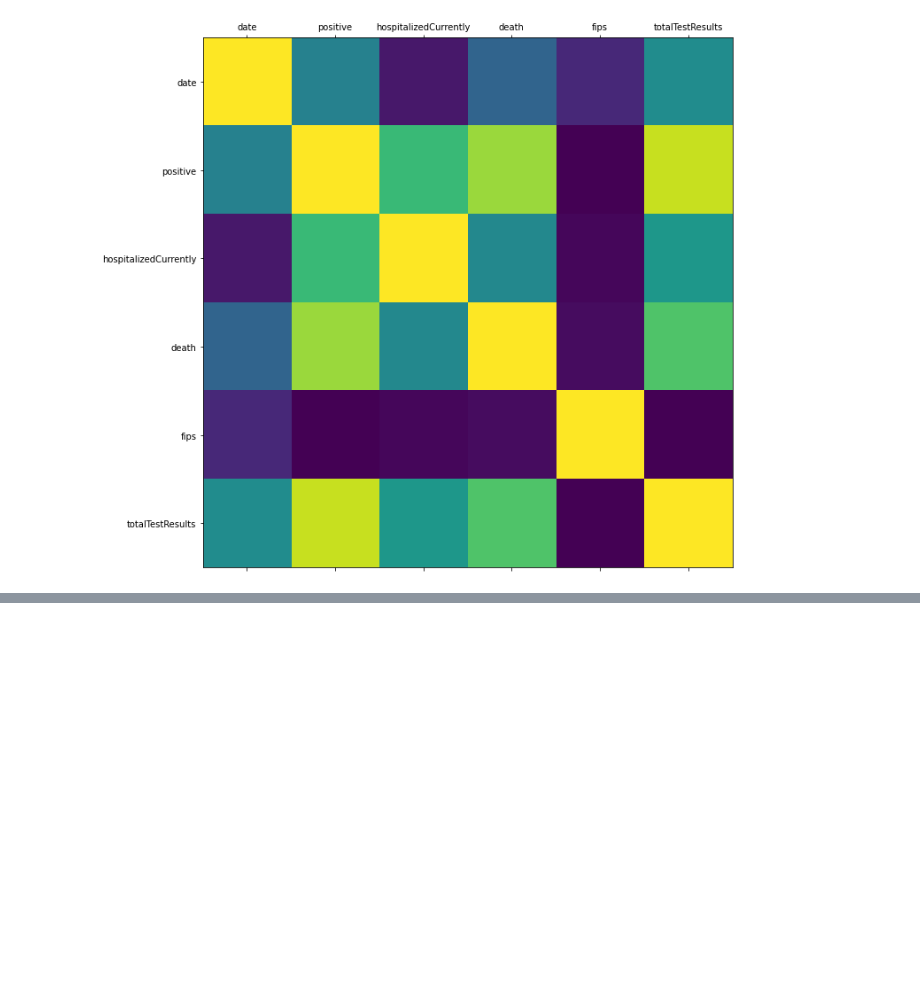
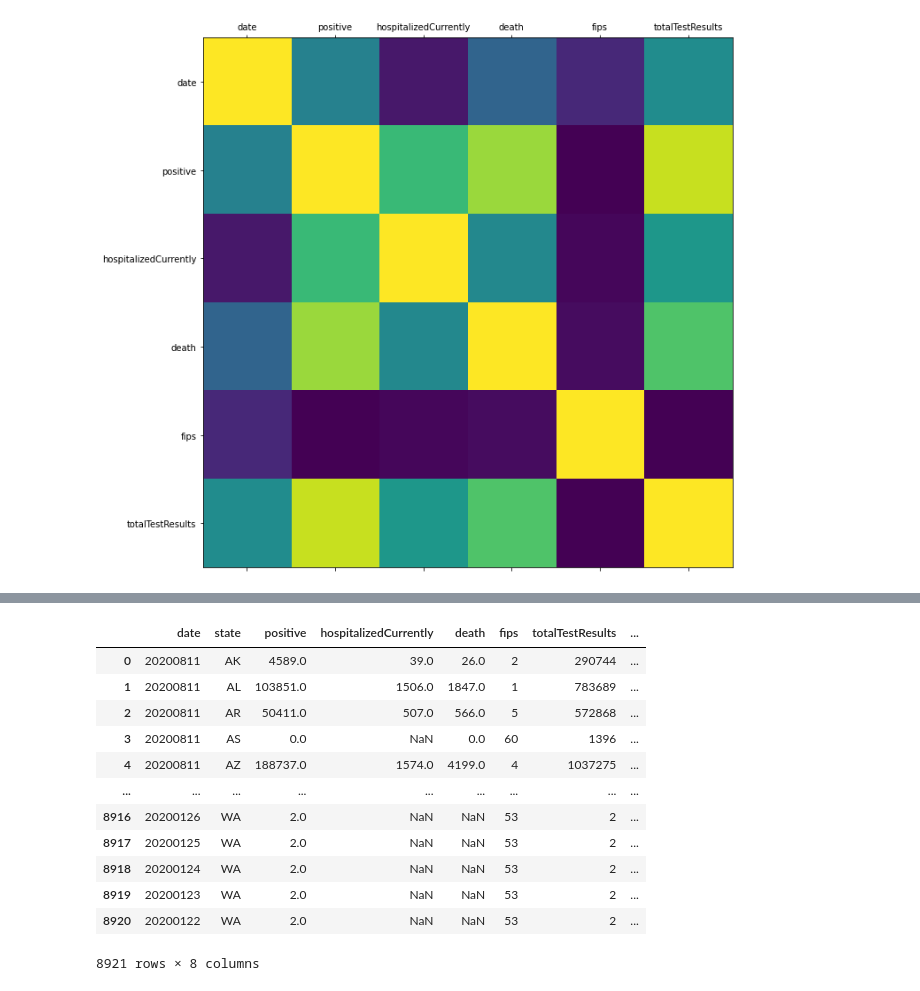
Before and after one commit to elizabethqiu/2020-wwcode-dshackathon-covid19ml, a Jupyter notebook: wwwcode-hackathon.ipynb, the cells around one changed output, grey strips where cells are left out. Saved outputs shown, nothing was run; the diff lists cells and outputs as text; code cells hidden in the pictures; blank space fills up the shorter version.

Commit message:
hid hospital data csv file and added total beds to states data

```diff
--- a/wwwcode-hackathon.ipynb
+++ b/wwwcode-hackathon.ipynb
@@ -201,3 +201,5 @@ plot_corr(df_states)
 # MORTALITY: Create rolling three-day averages of the number of daily death counts
 # HOSPITALIZATIONS: Create rolling three-day averages of the number of daily hospitalized cases<br>
 # TESTING CAPACITY: Create rolling three-day averages of the number of daily tests
+# %%
+df_hospital_beds = pd.read_csv("usa-hospital-beds_dataset_usa-hospital-beds.csv")
@@ -203,0 +240,10 @@ plot_corr(df_states)
+# %%
+df_hospital_beds.drop(columns=['X','Y','OBJECTID','HOSPITAL_NAME','HOSPITAL_TYPE','HQ_ADDRESS',
+                              'HQ_ADDRESS1','HQ_CITY','HQ_STATE','HQ_ZIP_CODE','COUNTY_NAME',
+                              'STATE_NAME','CNTY_FIPS','FIPS','NUM_STAFFED_BEDS','NUM_ICU_BEDS',
+                              'ADULT_ICU_BEDS','PEDI_ICU_BEDS','Potential_Increase_In_Bed_Capac',
+                              'BED_UTILIZATION','AVG_VENTILATOR_USAGE'],inplace=True)
+# %%
+#replace NaN with 0
+df_hospital_beds = df_hospital_beds.fillna(0)
+df_hospital_beds
@@ -203,0 +264,8 @@ plot_corr(df_states)
+# %%
+#create a new dataframe using groupby
+grouper = df_hospital_beds.groupby('STATE_FIPS')
+df_total_hospital_beds = grouper['NUM_LICENSED_BEDS'].sum().to_frame(name = 'TOTAL_NUM_LICENSED_BEDS').reset_index()
+
+#drop the null state_fips row
+df_total_hospital_beds = df_total_hospital_beds[df_total_hospital_beds['STATE_FIPS'] != 0]
+df_total_hospital_beds
@@ -203,0 +290,16 @@ plot_corr(df_states)
+# %%
+df_states.join(df_total_hospital_beds.set_index(['STATE_FIPS'], verify_integrity=True ),on=['fips'], how='left')
+# %% [output]
+|  | date | state | positive | hospitalizedCurrently | death | fips | totalTestResults | ... |
+| 0 | 20200811 | AK | 4589.0 | 39.0 | 26.0 | 2 | 290744 | ... |
+| 1 | 20200811 | AL | 103851.0 | 1506.0 | 1847.0 | 1 | 783689 | ... |
+| 2 | 20200811 | AR | 50411.0 | 507.0 | 566.0 | 5 | 572868 | ... |
+| 3 | 20200811 | AS | 0.0 | NaN | 0.0 | 60 | 1396 | ... |
+| 4 | 20200811 | AZ | 188737.0 | 1574.0 | 4199.0 | 4 | 1037275 | ... |
+| ... | ... | ... | ... | ... | ... | ... | ... | ... |
+| 8916 | 20200126 | WA | 2.0 | NaN | NaN | 53 | 2 | ... |
+| 8917 | 20200125 | WA | 2.0 | NaN | NaN | 53 | 2 | ... |
+| 8918 | 20200124 | WA | 2.0 | NaN | NaN | 53 | 2 | ... |
+| 8919 | 20200123 | WA | 2.0 | NaN | NaN | 53 | 2 | ... |
+| 8920 | 20200122 | WA | 2.0 | NaN | NaN | 53 | 2 | ... |
+8921 rows × 8 columns
```
Also changed, not shown: parts of 5 cells of this notebook, 1 other file.
